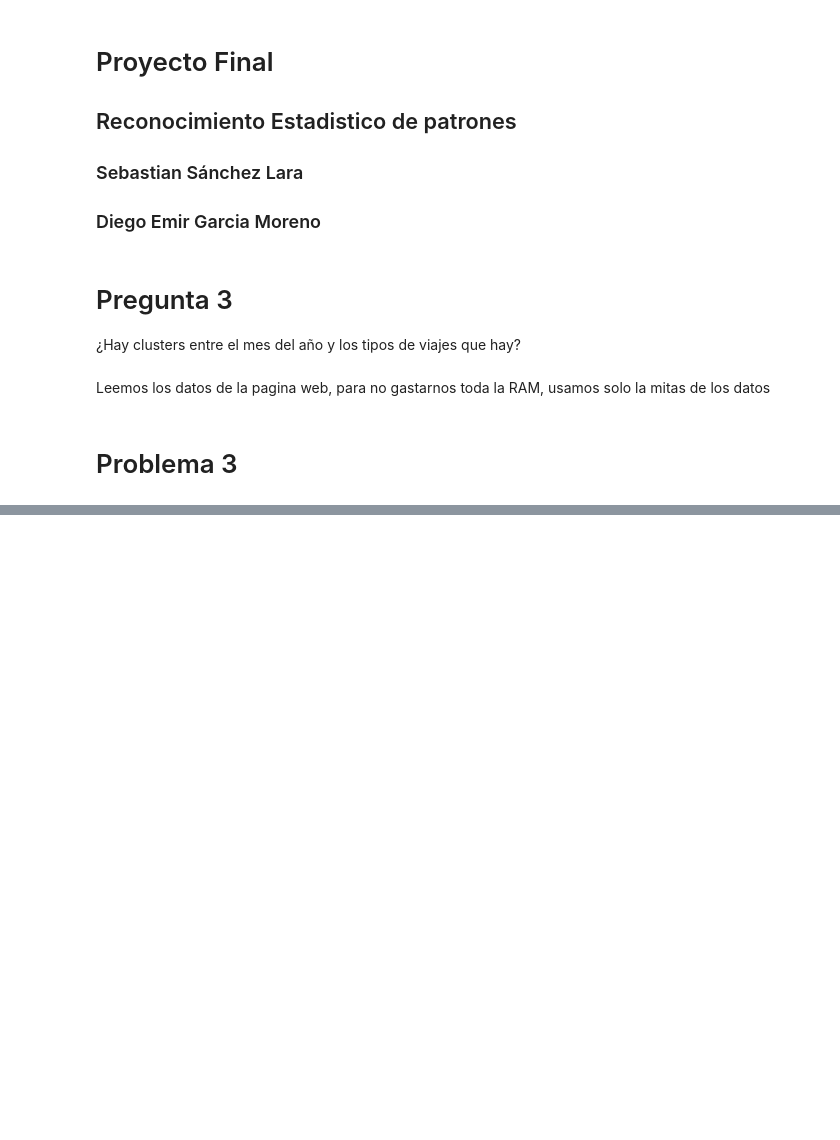
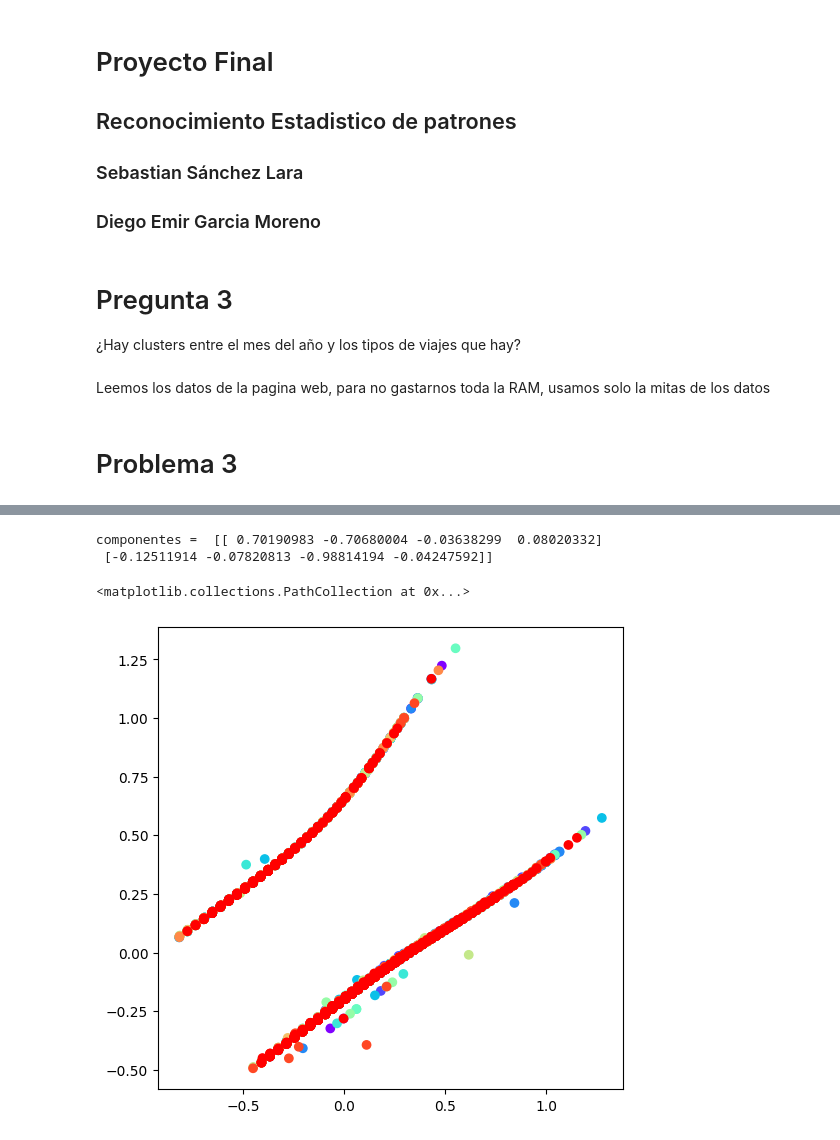
Before and after one commit to DiegoEGM/Proyecto-REP, a Jupyter notebook: Proyecto_MiBici- Pregunta 3.ipynb, the cells around one changed output, grey strips where cells are left out. Cells and saved outputs as stored; diff of their text form; code cells hidden in the pictures; blank space fills up the shorter version.

```diff
--- a/Proyecto_MiBici- Pregunta 3.ipynb
+++ b/Proyecto_MiBici- Pregunta 3.ipynb
@@ -145,0 +251,14 @@ Mes12=Mes12.sample(n=1000)
+# %%
+from sklearn.decomposition import KernelPCA
+kpca = KernelPCA(2, kernel = 'sigmoid')
+X_std = StandardScaler().fit_transform(X)
+kpca.fit(X_std)
+vals_kpca = kpca.transform(X_std)
+print('componentes = ', pca.components_)
+plt.figure(figsize = (6, 6))
+plt.scatter(vals_kpca[:, 0], vals_kpca[:, 1], color = colores)
+# %% [output]
+componentes =  [[ 0.70190983 -0.70680004 -0.03638299  0.08020332]
+ [-0.12511914 -0.07820813 -0.98814194 -0.04247592]]
+<matplotlib.collections.PathCollection at 0x...>
+[figure, added]
```
Also changed, not shown: parts of 10 cells of this notebook.
